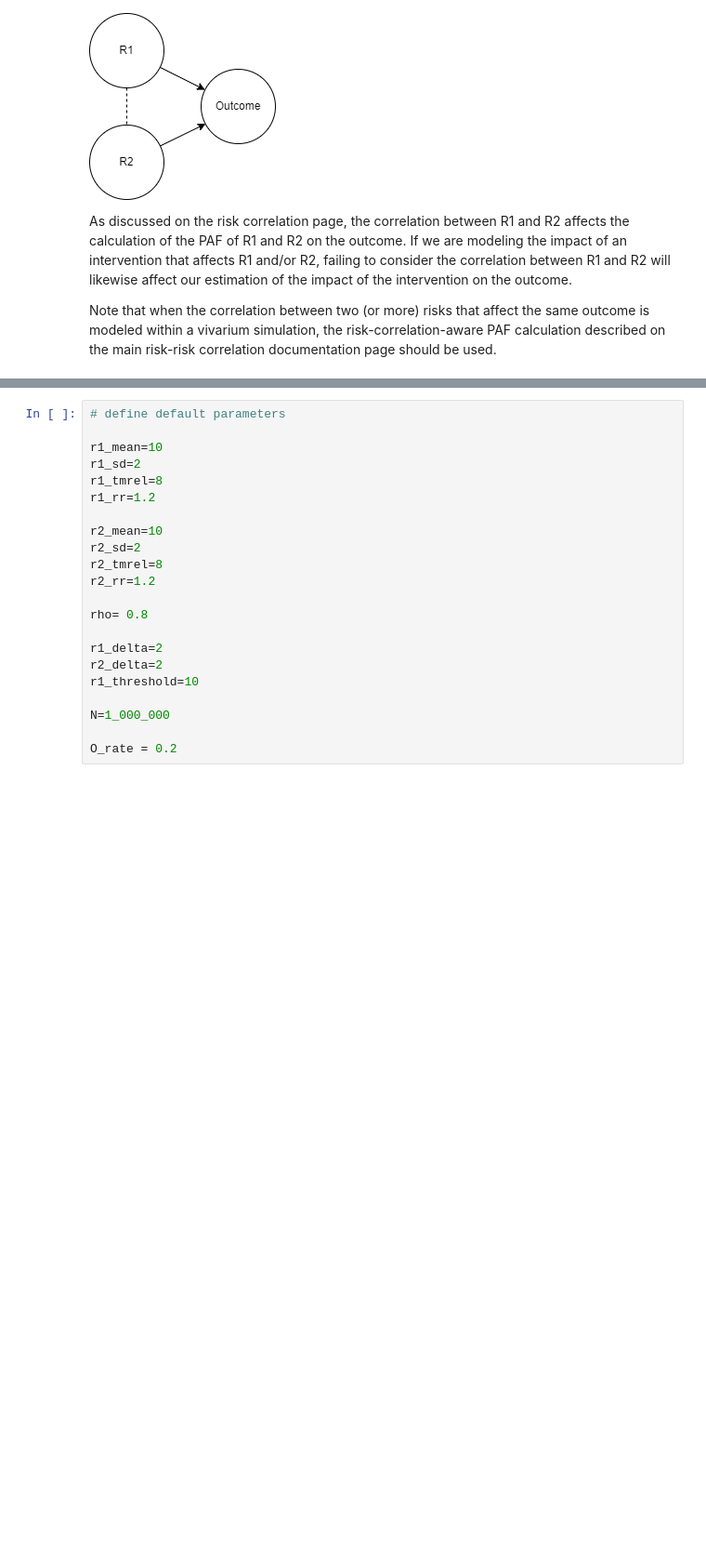
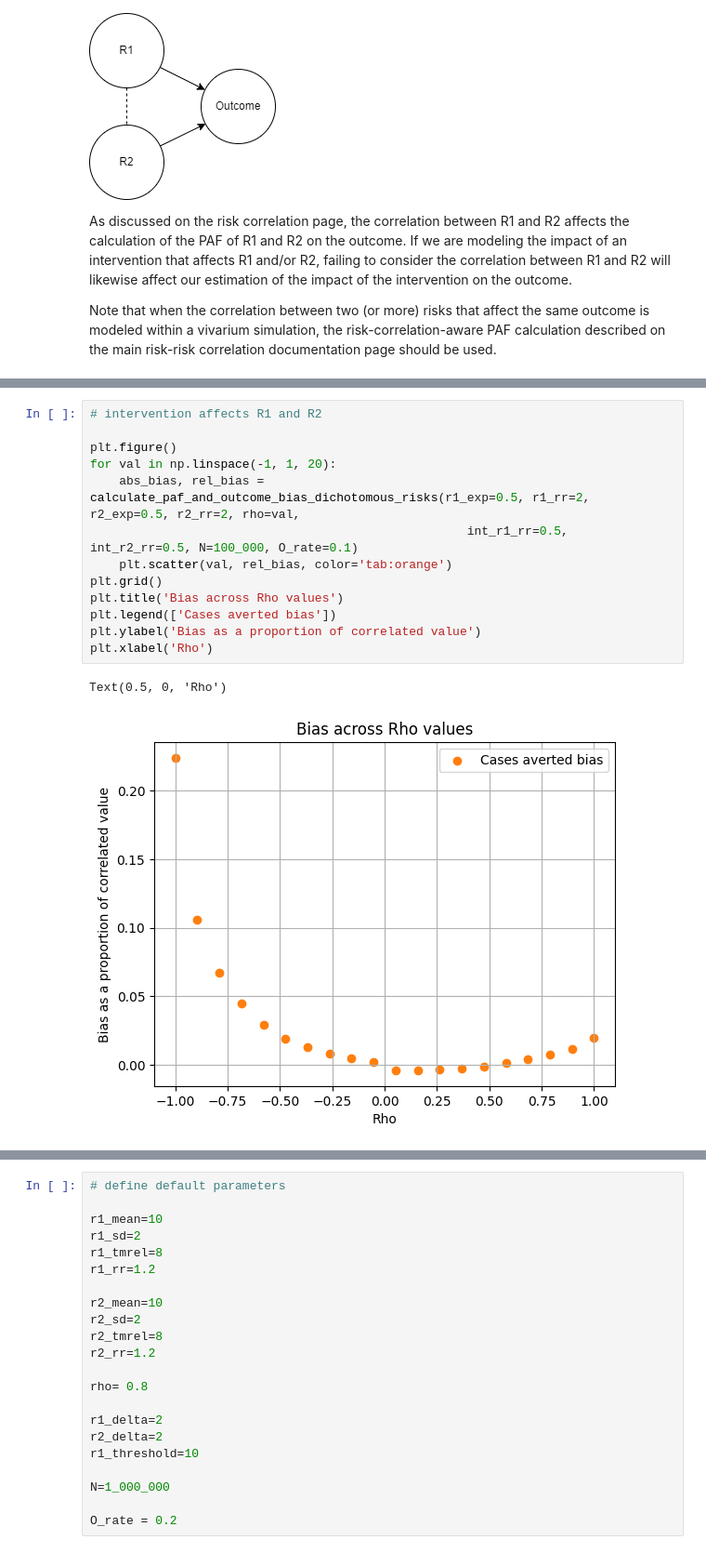
Before and after one commit to ihmeuw/vivarium_research, a Jupyter notebook: docs/source/model_design/vivarium_model_components/risk_factors/risk_correlation/bias_quantification.ipynb, the cells around one changed output, grey strips where cells are left out. Shown at 93% size. Cells and saved outputs as stored; diff of their text form; blank space fills up the shorter version.

```diff
--- a/docs/source/model_design/vivarium_model_components/risk_factors/risk_correlation/bias_quantification.ipynb
+++ b/docs/source/model_design/vivarium_model_components/risk_factors/risk_correlation/bias_quantification.ipynb
@@ -561,3 +543,19 @@ Text(0.5, 0, 'Rho')
+# %%
+# intervention affects R1 and R2
+
+plt.figure()
+for val in np.linspace(-1, 1, 20):
+    abs_bias, rel_bias = calculate_paf_and_outcome_bias_dichotomous_risks(r1_exp=0.5, r1_rr=2, r2_exp=0.5, r2_rr=2, rho=val,
+                                                    int_r1_rr=0.5, int_r2_rr=0.5, N=100_000, O_rate=0.1)
+    plt.scatter(val, rel_bias, color='tab:orange')
+plt.grid()
+plt.title('Bias across Rho values')
+plt.legend(['Cases averted bias'])
+plt.ylabel('Bias as a proportion of correlated value')
+plt.xlabel('Rho')
+# %% [output]
+Text(0.5, 0, 'Rho')
+[figure, added]
 # %%
 # now for continuous risks
 
```
Also changed, not shown: parts of 30 cells of this notebook.
